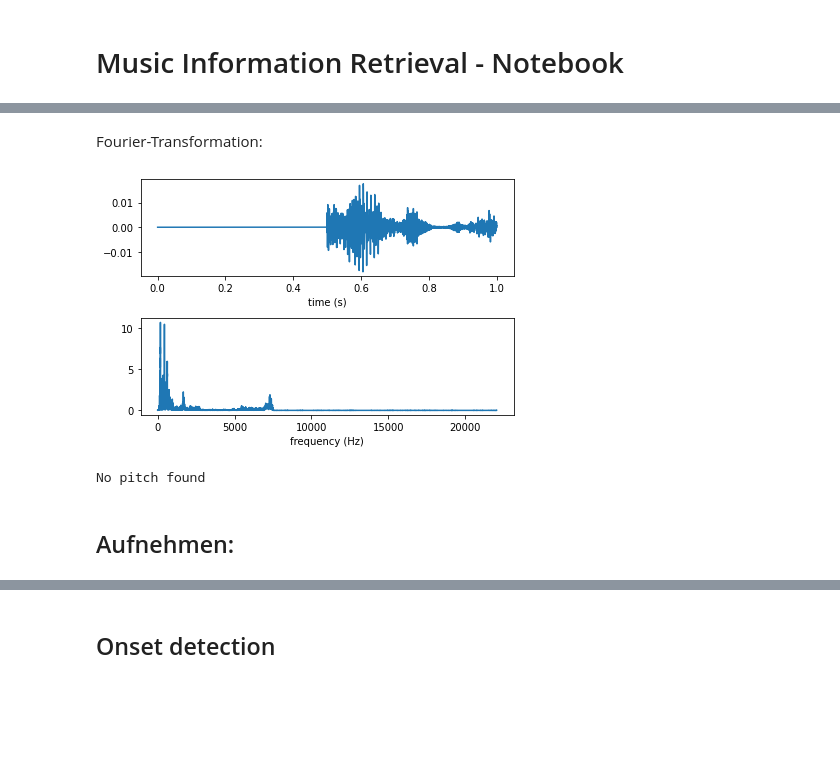
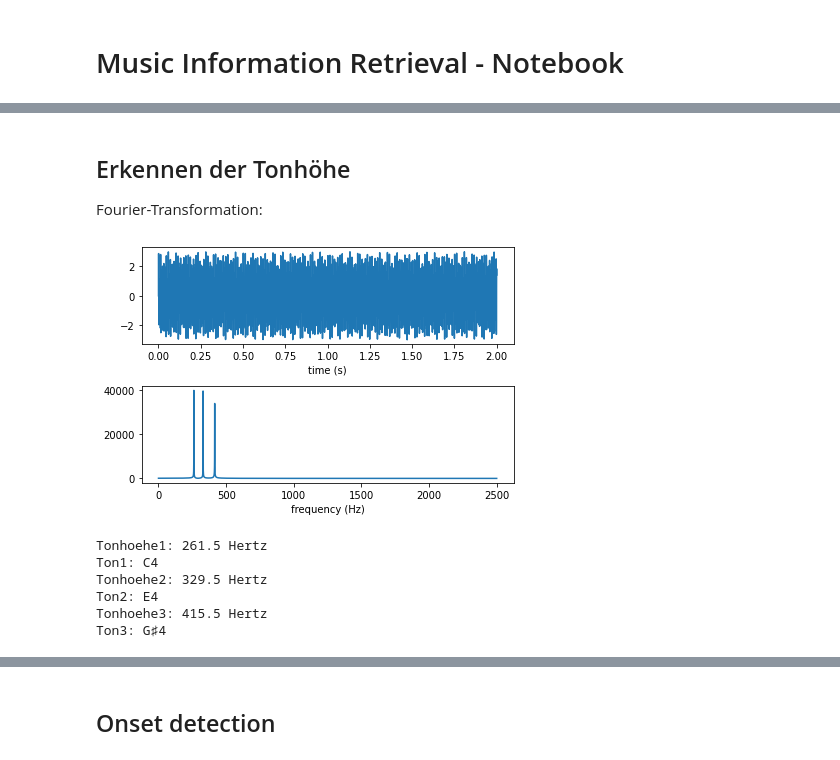
Before and after one commit to felizitasbreu/VWA-Notebook, a Jupyter notebook: VWA - Jupyter Notebook.ipynb, the cells around one changed output, grey strips where cells are left out. Cells and saved outputs as stored; diff of their text form; code cells hidden in the pictures; blank space fills up the shorter version.

```diff
--- a/VWA - Jupyter Notebook.ipynb
+++ b/VWA - Jupyter Notebook.ipynb
@@ -32,45 +65,22 @@ ipd.Audio(data=generated_wave, rate=sr)
 # %% [markdown]
+## Erkennen der Tonhöhe
 Fourier-Transformation:
 # %%
-from scipy.io.wavfile import read
-from scipy.fft import rfft, rfftfreq
-from scipy.signal import find_peaks
-import soundfile as sf
+# recording, sr = sf.read('recording.wav')
+recording = synthesized_wave
+# def fourier_tronsform(wave, sr=44100)
+x_fourier, y_fourier = fourier_transform(recording)
 
-def fourier_transform(wave):
-    yf = rfft(wave)
-    xf = rfftfreq(len(wave), 1 / sr)
+# def plot_fourier(wave, x_fourier, y_fourier, sr=44100)
+plot_fourier(recording, x_fourier, y_fourier)
 
-    # plot:
-
-    time = [None] * len(wave)
-    for i in range(len(wave)):
-        time[i] = i / sr
-
-    fig, [ax1, ax2] = plt.subplots(nrows=2, ncols=1)
-    ax1.plot(time, wave)
-    ax1.set_xlabel("time (s)")
-
-    ax2.plot(xf,np.abs(yf))
-    ax2.set_xlabel("frequency (Hz)")
-
-    plt.tight_layout()
-    plt.show()
-
-    # Tonhöhe in Hertz:
-
-    fourier = np.abs(yf)
-    peaks = find_peaks(fourier, prominence=150)[0]
-    try:
-        pitch = peaks[0]
-        print("Tonhöhe:", pitch, "Hertz")
-    except IndexError:
-        print("No pitch found")
-
-recording, _ = sf.read('recording.wav')
-fourier_transform(recording)
+# def find_pitches(wave, y_fourier, sr=44100)
+tones = find_pitches(recording, y_fourier)
 # %% [output]
-[figure, old version]
+[figure, new version]
-No pitch found
+Tonhoehe1: 261.5 Hertz
+Ton1: C4
+Tonhoehe2: 329.5 Hertz
+Ton2: E4
+Tonhoehe3: 415.5 Hertz
+Ton3: G♯4
-# %% [markdown]
-## Aufnehmen:
```
Also changed, not shown: parts of 14 cells of this notebook, 2 other files.
